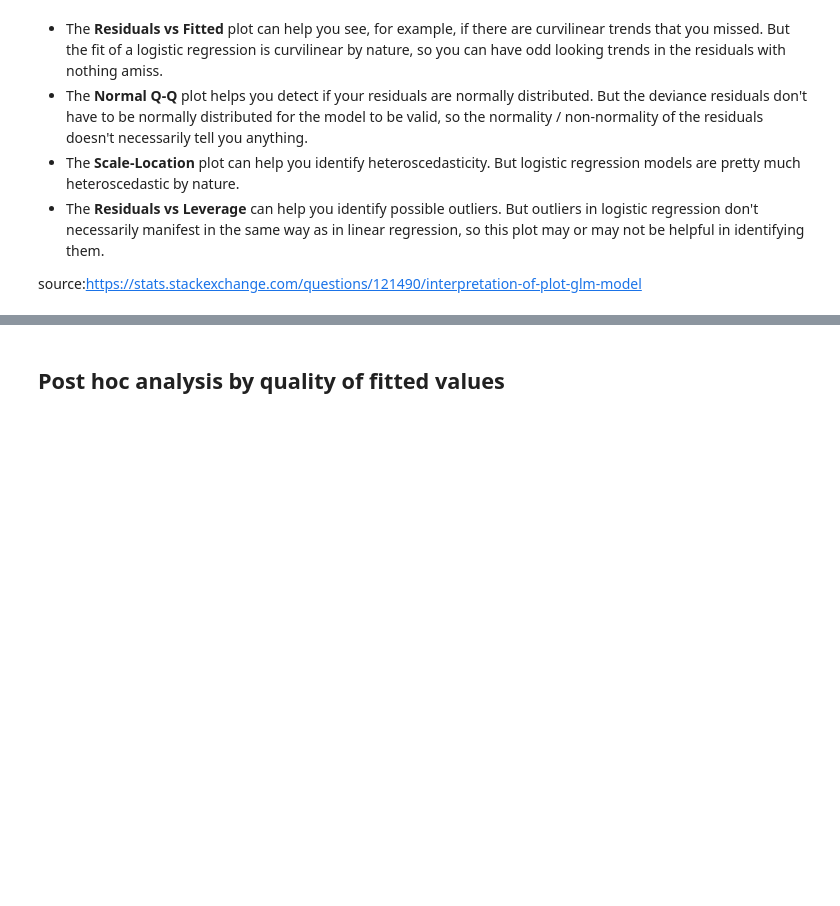
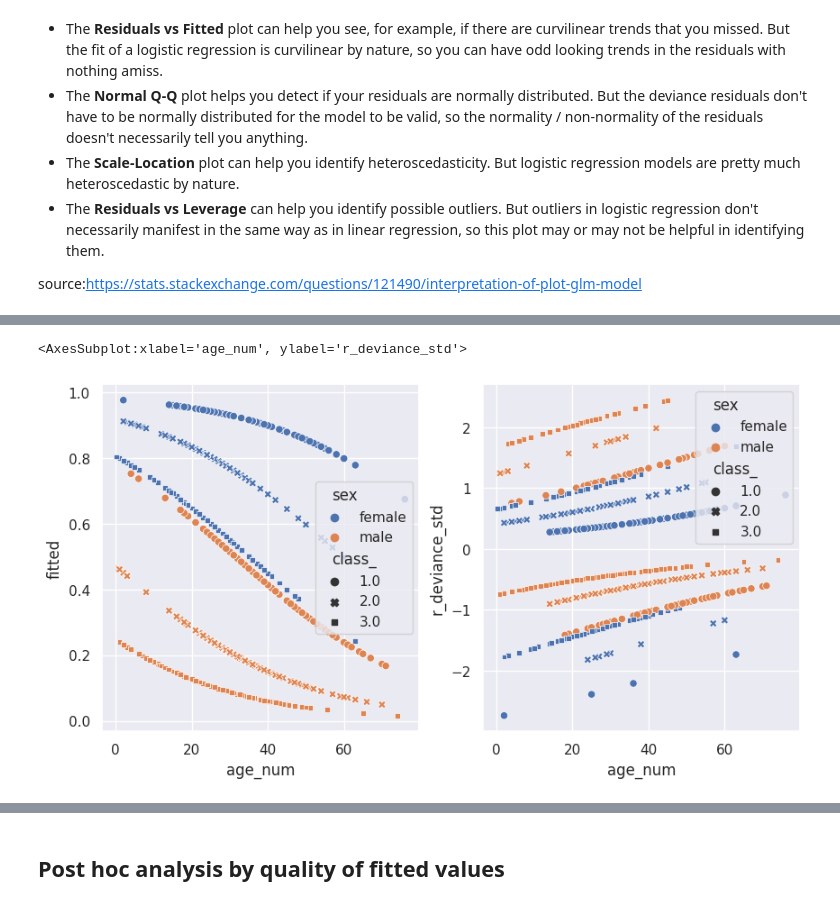
Before and after one commit to Many98/GLM_R2Py, a Jupyter notebook: Python/01ZLMA_ex08_Binary_Data_2.ipynb, the cells around one changed output, grey strips where cells are left out. Saved outputs shown, nothing was run; the diff lists cells and outputs as text; code cells hidden in the pictures; blank space fills up the shorter version.

```diff
--- a/Python/01ZLMA_ex08_Binary_Data_2.ipynb
+++ b/Python/01ZLMA_ex08_Binary_Data_2.ipynb
@@ -662,8 +673,9 @@ abline(h=0,lty=2,col="grey")
 # %%
-data_HW_mod = data_HW %>%
-  mutate(fitted = mod_1$fitted.values,
-         #fitted = predict(mod_1, newdata = data_HW, type = "response"),
-         predict = as.factor(ifelse(fitted > 0.5, "1", "0")),
-         r_deviance_std =rstandard(mod_1, type = "deviance"),
-         r_pearson_std = rstandard(mod_1, type = "pearson") )
-head(data_HW_mod)
+data_HW_mod = data_HW >> \
+        mutate(fitted=mod_1.fittedvalues,
+               predict = np.where(mod_1.fittedvalues.to_numpy() > 0.5, '1', '0'),
+               r_deviance_std = mod_1.resid_deviance,  # standardized by default
+               r_pearson_std = mod_1.resid_pearson  # standardized by default
+              )
+data_HW_mod['predict'] = data_HW_mod['predict'].astype('category')
+data_HW_mod.head()
@@ -685,0 +689,9 @@ grid.arrange(p1, p2, nrow = 1)
+# %%
+fig, ax = plt.subplots(1, 2, figsize=(10, 5))
+
+sns.scatterplot(x='age_num', y='fitted', data=data_HW_mod, hue='sex', style='class_', ax=ax[0])
+sns.scatterplot(x='age_num', y='r_deviance_std', data=data_HW_mod, hue='sex', style='class_', ax=ax[1])
+plt.show()
+# %% [output]
+<AxesSubplot:xlabel='age_num', ylabel='r_deviance_std'>
+[figure, added]
```
Also changed, not shown: parts of 55 cells of this notebook, 3 other files.
